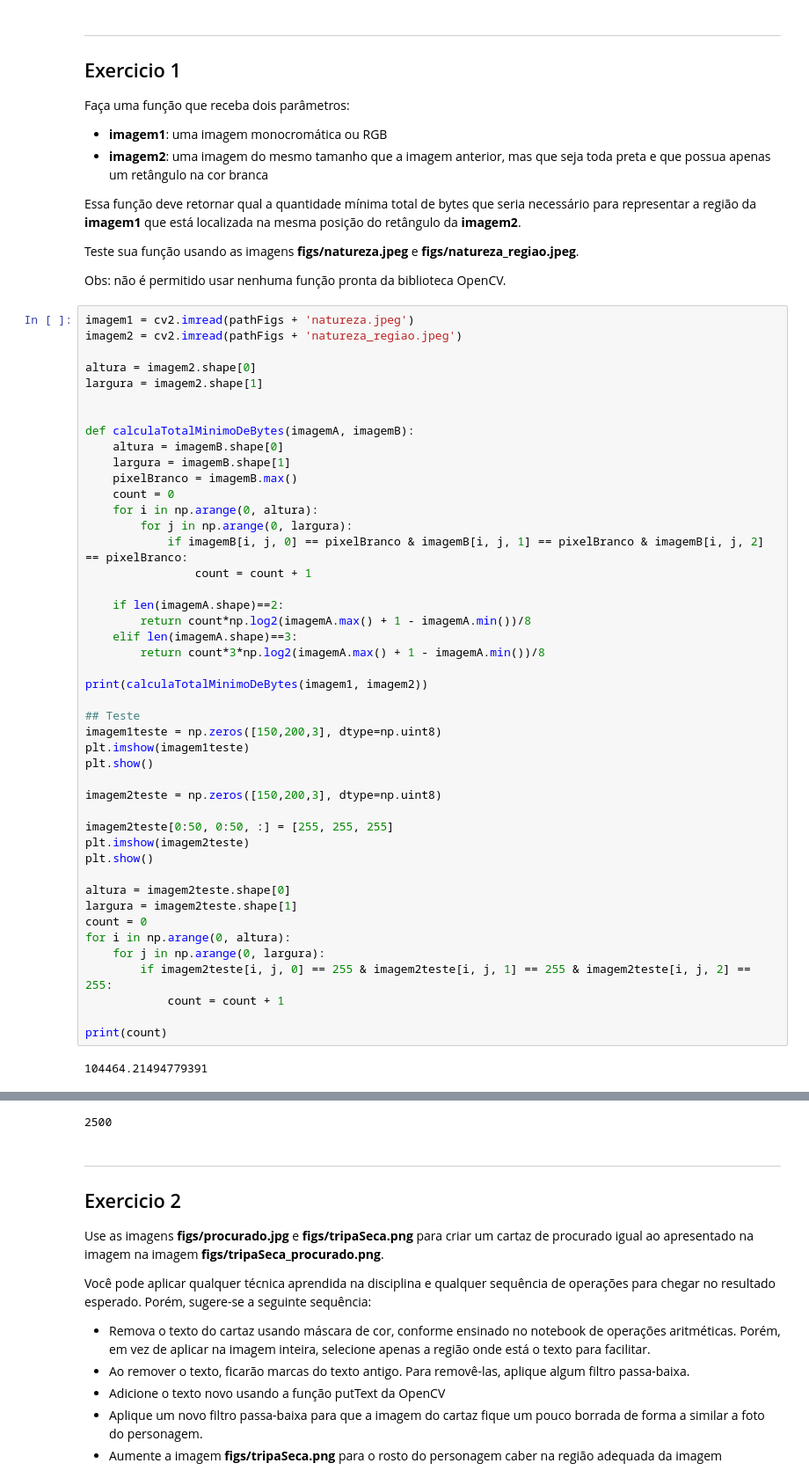
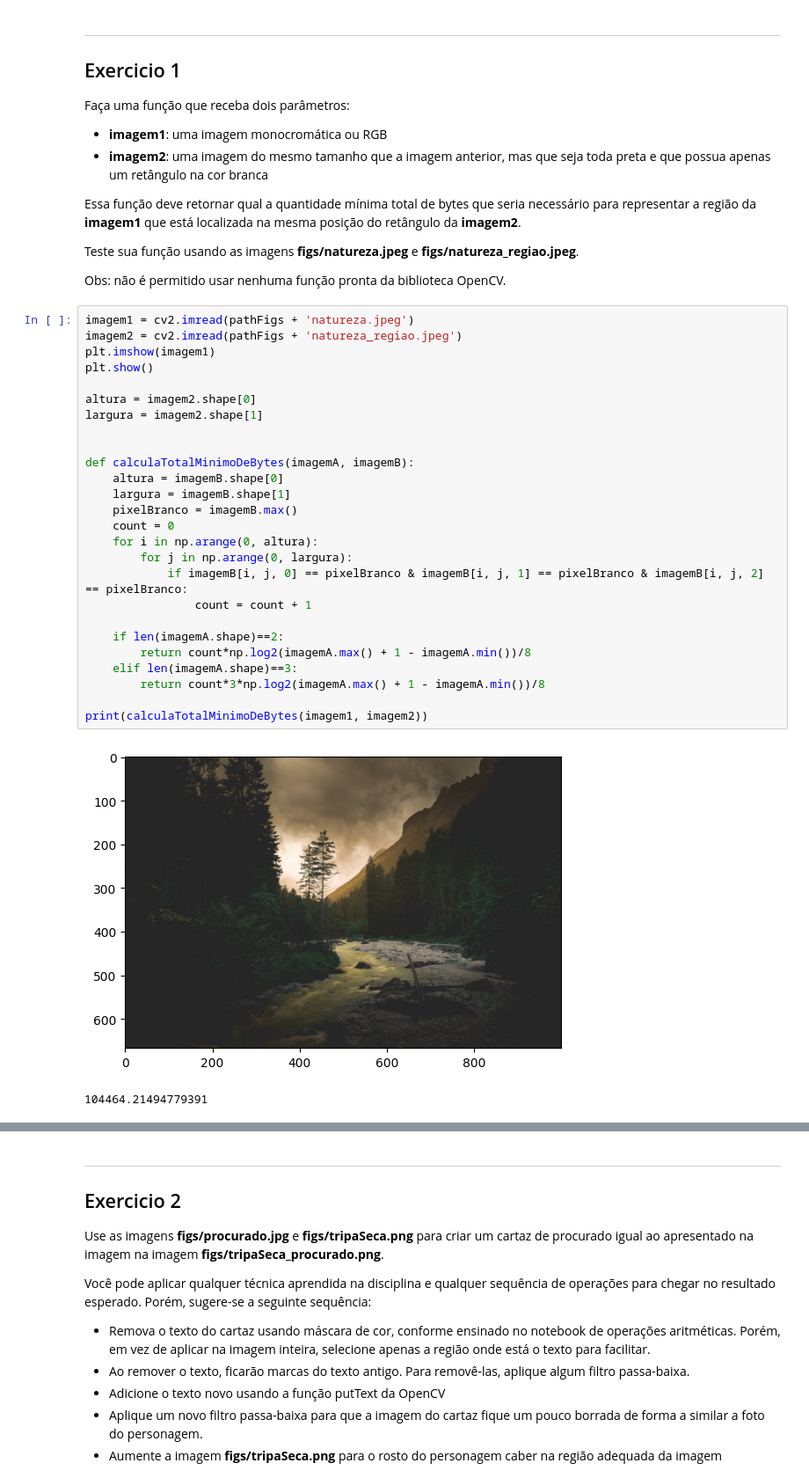
Before and after one commit to conradosetti/AC2processamento-imagens, a Jupyter notebook: 2024S1_PDI_AC2.ipynb, the cells around one changed output, grey strips where cells are left out. Shown at 88% size. Cells and saved outputs as stored; diff of their text form.

```diff
--- a/2024S1_PDI_AC2.ipynb
+++ b/2024S1_PDI_AC2.ipynb
@@ -86,47 +86,29 @@ Obs: não é permitido usar nenhuma função pronta da biblioteca OpenCV.
 # %%
 imagem1 = cv2.imread(pathFigs + 'natureza.jpeg')
 imagem2 = cv2.imread(pathFigs + 'natureza_regiao.jpeg')
+plt.imshow(imagem1)
+plt.show()
 
 altura = imagem2.shape[0]
 largura = imagem2.shape[1]
 
 
 def calculaTotalMinimoDeBytes(imagemA, imagemB):
     altura = imagemB.shape[0]
     largura = imagemB.shape[1]
     pixelBranco = imagemB.max()
     count = 0
     for i in np.arange(0, altura):
         for j in np.arange(0, largura):
             if imagemB[i, j, 0] == pixelBranco & imagemB[i, j, 1] == pixelBranco & imagemB[i, j, 2] == pixelBranco:
                 count = count + 1
 
     if len(imagemA.shape)==2:
         return count*np.log2(imagemA.max() + 1 - imagemA.min())/8
     elif len(imagemA.shape)==3:
         return count*3*np.log2(imagemA.max() + 1 - imagemA.min())/8
 
 print(calculaTotalMinimoDeBytes(imagem1, imagem2))
-
-## Teste
-imagem1teste = np.zeros([150,200,3], dtype=np.uint8)
-plt.imshow(imagem1teste)
-plt.show()
-
-imagem2teste = np.zeros([150,200,3], dtype=np.uint8)
-
-imagem2teste[0:50, 0:50, :] = [255, 255, 255]
-plt.imshow(imagem2teste)
-plt.show()
-
-altura = imagem2teste.shape[0]
-largura = imagem2teste.shape[1]
-count = 0
-for i in np.arange(0, altura):
-    for j in np.arange(0, largura):
-        if imagem2teste[i, j, 0] == 255 & imagem2teste[i, j, 1] == 255 & imagem2teste[i, j, 2] == 255:
-            count = count + 1
-
-print(count)
 # %% [output]
+[figure, new version]
 104464.21494779391
@@ -135,4 +115,3 @@ print(count)
-2500
 # %% [markdown]
 ----
 ## Exercicio 2
```
Also changed, not shown: parts of 5 cells of this notebook, 3 other files.
